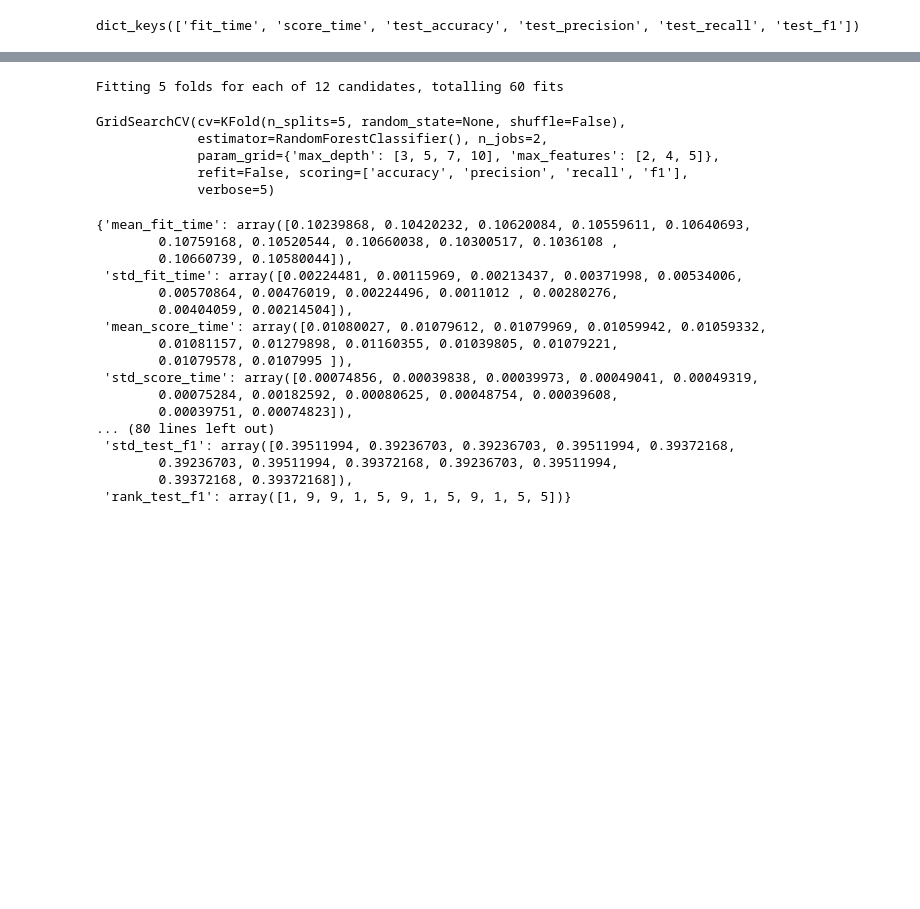
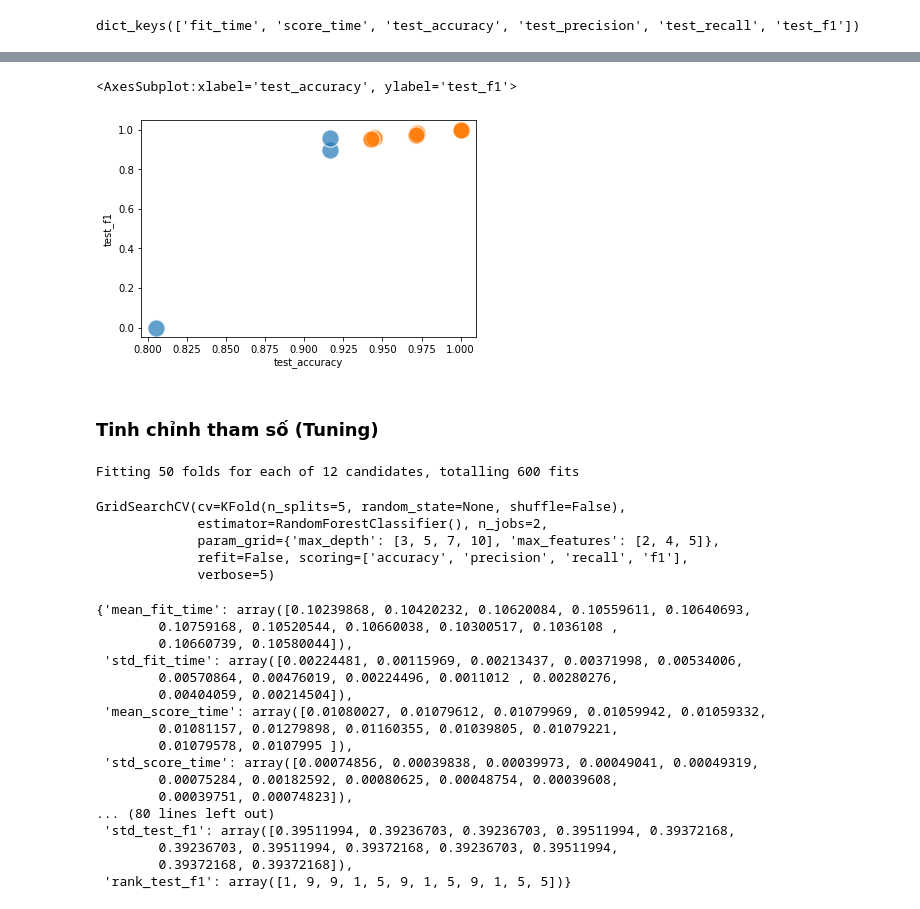
Before and after one commit to honghanhh/mci_python_36a1_l2, a Jupyter notebook: Lectures/duclv_lecture_06_inclass_p36a10l2.ipynb, the cells around one changed output, grey strips where cells are left out. Cells and saved outputs as stored; diff of their text form; code cells hidden in the pictures; blank space fills up the shorter version.

```diff
--- a/Lectures/duclv_lecture_06_inclass_p36a10l2.ipynb
+++ b/Lectures/duclv_lecture_06_inclass_p36a10l2.ipynb
@@ -246,3 +248,24 @@ sns.scatterplot(data=forest_scores, x='test_accuracy', y='test_f1', s=300, alpha
+# %%
+# Làm thế nào để cross-validate được 50 lần
+# Làm thế nào để chia đều hơn
+from sklearn.model_selection import RepeatedKFold
+
+cv = RepeatedKFold(
+    n_splits=5,
+    n_repeats=10,
+    random_state=420
+)
+# %%
+forest = RandomForestClassifier()
+forest_scores = cross_validate(forest, X_scaled, y, cv=cv, n_jobs=2, scoring=scoring)
+# %%
+sns.scatterplot(data=tree_scores, x='test_accuracy', y='test_f1', s=300, alpha=0.7)
+sns.scatterplot(data=forest_scores, x='test_accuracy', y='test_f1', s=300, alpha=0.7)
+# %% [output]
+<AxesSubplot:xlabel='test_accuracy', ylabel='test_f1'>
+[figure, added]
+# %% [markdown]
+### Tinh chỉnh tham số (Tuning)
 # %%
 from sklearn.model_selection import GridSearchCV
 # %%
@@ -255,7 +278,7 @@ forest = RandomForestClassifier()
 gs = GridSearchCV(forest, param_grid, scoring=scoring, cv=cv, n_jobs=2, verbose=5, refit=False)
 gs_result = gs.fit(X_scaled, y)
 # %% [output]
-Fitting 5 folds for each of 12 candidates, totalling 60 fits
+Fitting 50 folds for each of 12 candidates, totalling 600 fits
 # %%
 gs_result
 # %% [output]
```
Also changed, not shown: parts of 9 cells of this notebook.
